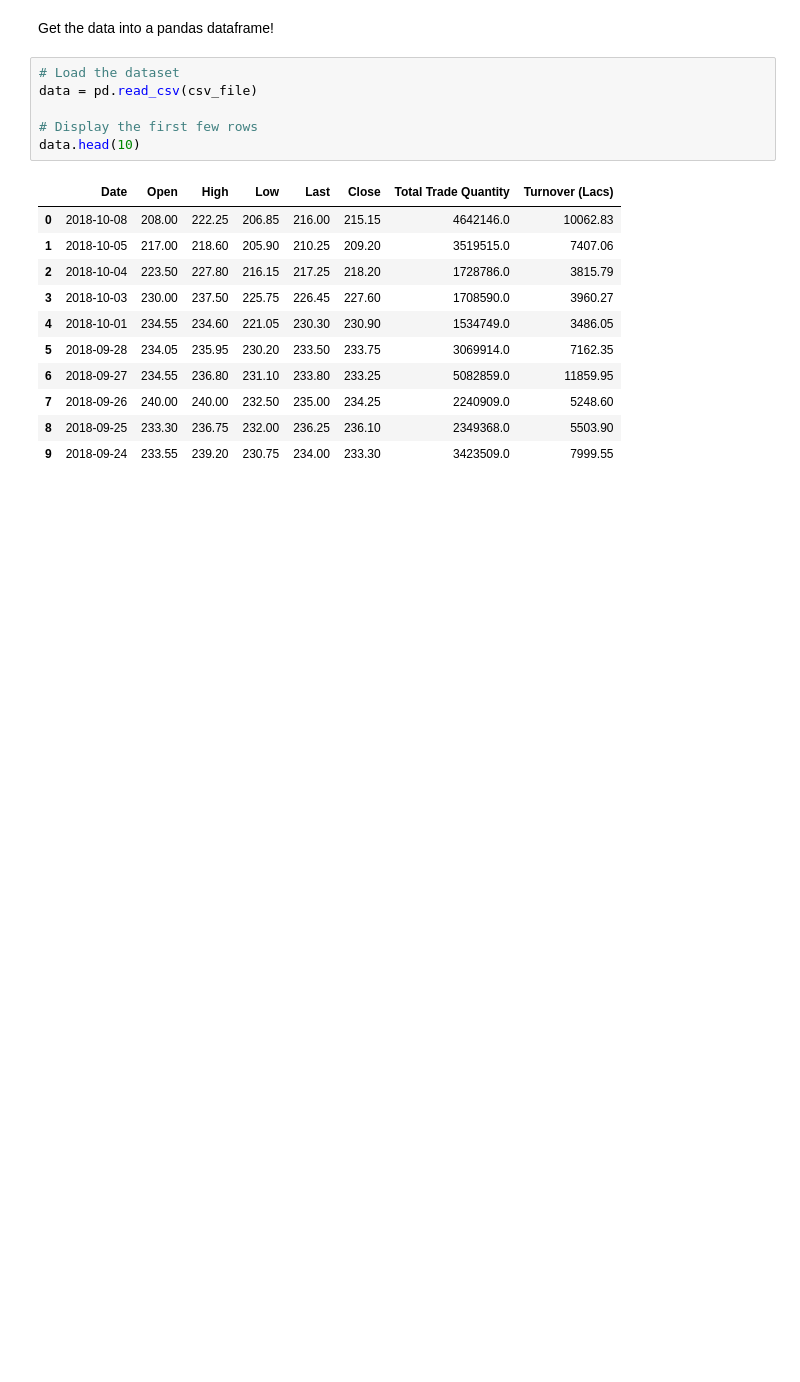
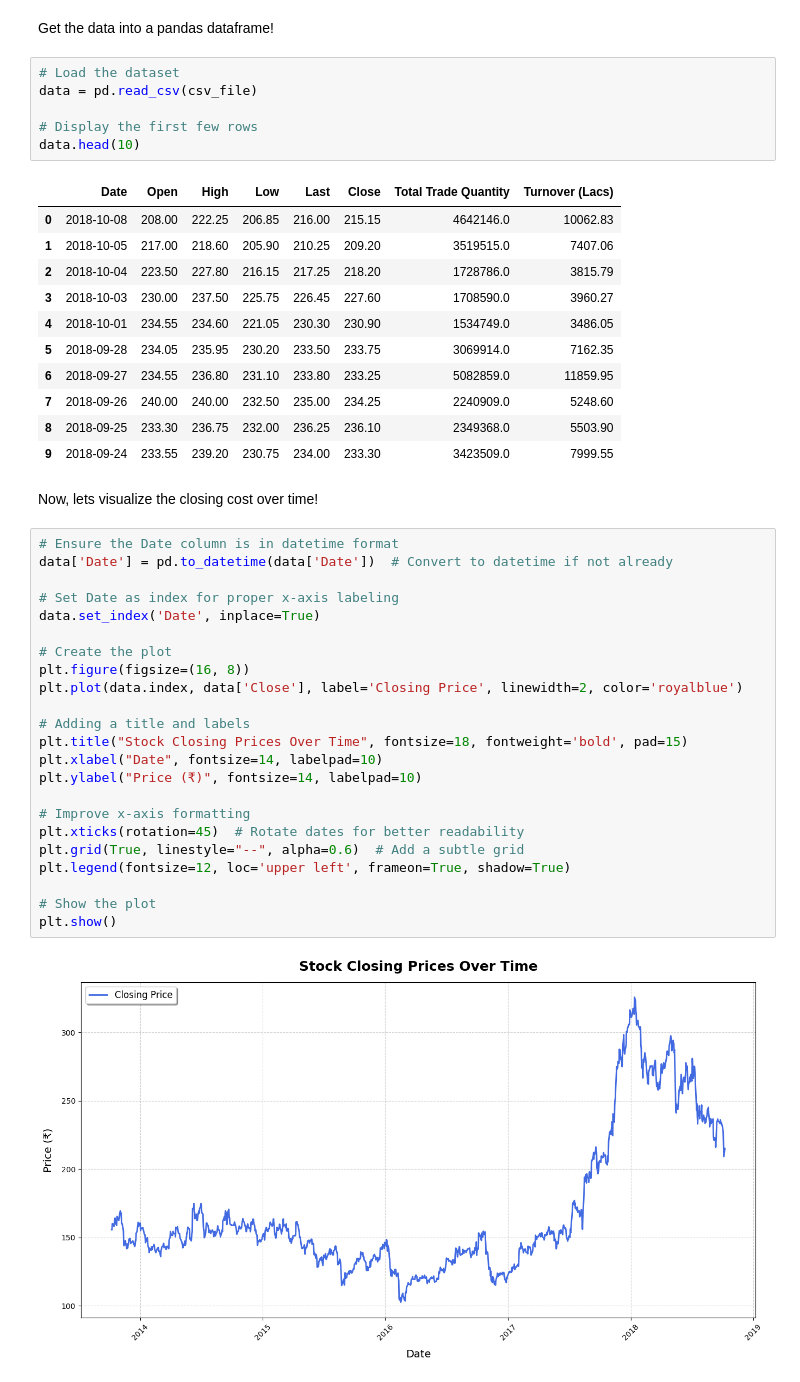
Before and after one commit to aleckovice/StockPricePrediction, a Jupyter notebook: stock_price.ipynb, the cells around one changed output. Saved outputs shown, nothing was run; the diff lists cells and outputs as text; blank space fills up the shorter version.

```diff
--- a/stock_price.ipynb
+++ b/stock_price.ipynb
@@ -36,3 +38,30 @@ data.head(10)
 | 7 | 2018-09-26 | 240.00 | 240.00 | 232.50 | 235.00 | 234.25 | 2240909.0 | 5248.60 |
 | 8 | 2018-09-25 | 233.30 | 236.75 | 232.00 | 236.25 | 236.10 | 2349368.0 | 5503.90 |
 | 9 | 2018-09-24 | 233.55 | 239.20 | 230.75 | 234.00 | 233.30 | 3423509.0 | 7999.55 |
+# %% [markdown]
+Now, lets visualize the closing cost over time!
+# %%
+# Ensure the Date column is in datetime format
+data['Date'] = pd.to_datetime(data['Date'])  # Convert to datetime if not already
+
+# Set Date as index for proper x-axis labeling
+data.set_index('Date', inplace=True)
+
+# Create the plot
+plt.figure(figsize=(16, 8))
+plt.plot(data.index, data['Close'], label='Closing Price', linewidth=2, color='royalblue')
+
+# Adding a title and labels
+plt.title("Stock Closing Prices Over Time", fontsize=18, fontweight='bold', pad=15)
+plt.xlabel("Date", fontsize=14, labelpad=10)
+plt.ylabel("Price (₹)", fontsize=14, labelpad=10)
+
+# Improve x-axis formatting
+plt.xticks(rotation=45)  # Rotate dates for better readability
+plt.grid(True, linestyle="--", alpha=0.6)  # Add a subtle grid
+plt.legend(fontsize=12, loc='upper left', frameon=True, shadow=True)
+
+# Show the plot
+plt.show()
+# %% [output]
+[figure, added]
```
Also changed, not shown: parts of 22 cells of this notebook.
